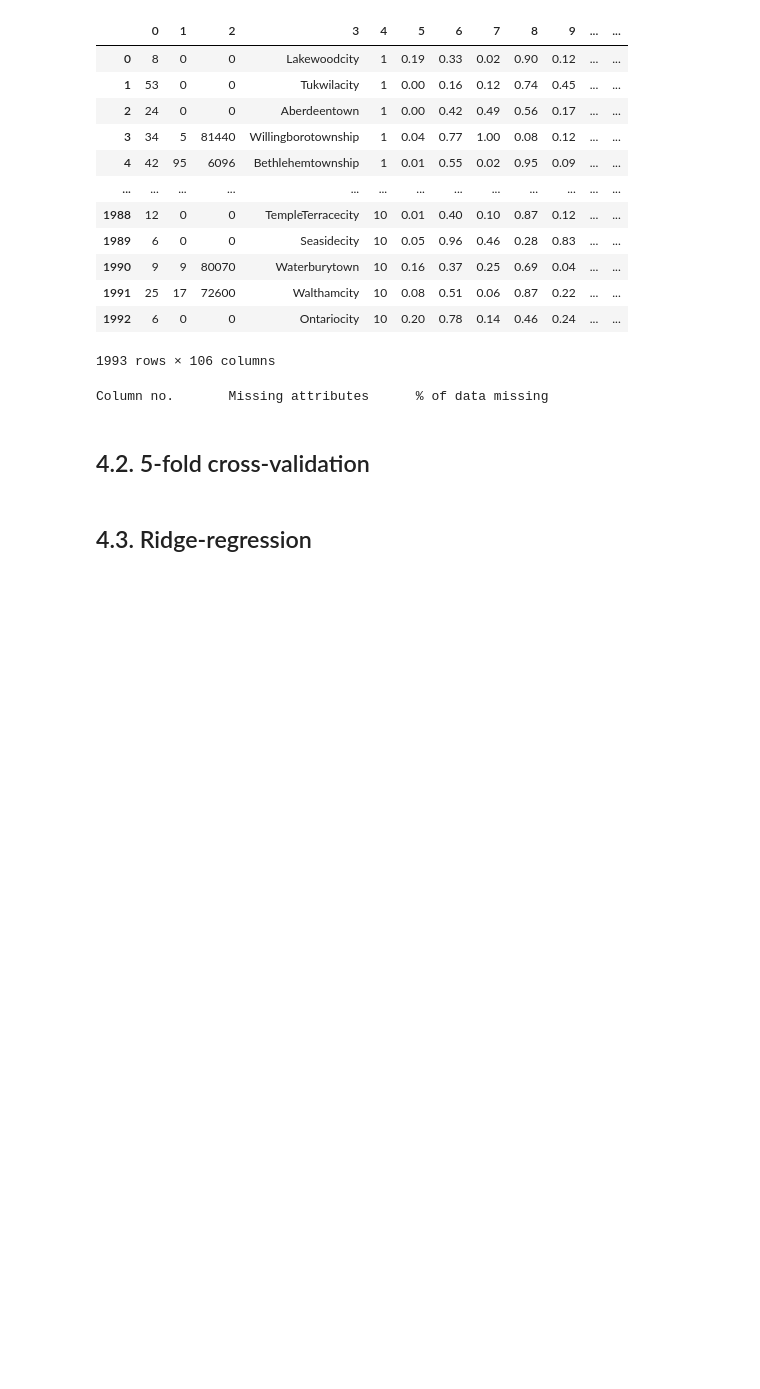
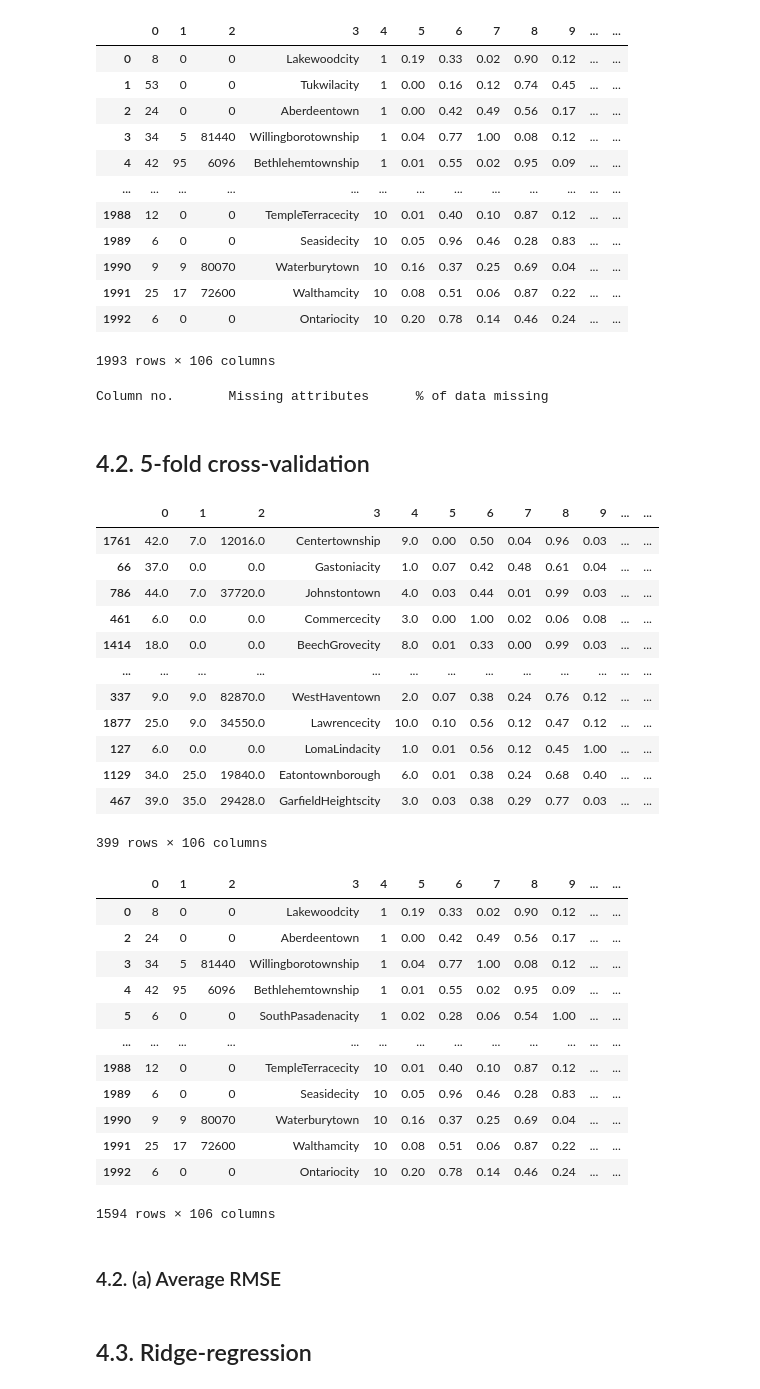
Before and after one commit to louis-ple/ML_Assignments, a Jupyter notebook: Assignment 1/INF8245E_Assignment1_1933334.ipynb, the cells around one changed output. Saved outputs shown, nothing was run; the diff lists cells and outputs as text; code cells hidden in the pictures; blank space fills up the shorter version.

```diff
--- a/INF8245E_A1/INF8245E_Assignment1_1933334.ipynb
+++ b/Assignment 1/INF8245E_Assignment1_1933334.ipynb
@@ -614,3 +620,63 @@ missingData()
 Column no.       Missing attributes      % of data missing
 # %% [markdown]
 ## 4.2. 5-fold cross-validation
+# %%
+#20% testing, 80% training (80/20 split), 5 folds
+
+import random
+
+k = 5
+tests= []
+trains = []
+
+items = list(range(data[0].size))
+random.shuffle(items)
+splits = np.array_split(items, k)
+
+for fold in range(k):
+    test = pd.DataFrame()
+    train = data
+    testSize = int(0.2 * data[0].size)
+    visited = []
+
+    j = 0
+
+    for i in splits[fold]:
+        test = test.append(train.loc[i])
+        train = train.drop(i)
+        visited.append(i)
+
+    tests.append(test)
+    trains.append(train)
+
+display(tests[0])
+display(trains[0])
+# %% [output]
+|  | 0 | 1 | 2 | 3 | 4 | 5 | 6 | 7 | 8 | 9 | ... | ... |
+| 1761 | 42.0 | 7.0 | 12016.0 | Centertownship | 9.0 | 0.00 | 0.50 | 0.04 | 0.96 | 0.03 | ... | ... |
+| 66 | 37.0 | 0.0 | 0.0 | Gastoniacity | 1.0 | 0.07 | 0.42 | 0.48 | 0.61 | 0.04 | ... | ... |
+| 786 | 44.0 | 7.0 | 37720.0 | Johnstontown | 4.0 | 0.03 | 0.44 | 0.01 | 0.99 | 0.03 | ... | ... |
+| 461 | 6.0 | 0.0 | 0.0 | Commercecity | 3.0 | 0.00 | 1.00 | 0.02 | 0.06 | 0.08 | ... | ... |
+| 1414 | 18.0 | 0.0 | 0.0 | BeechGrovecity | 8.0 | 0.01 | 0.33 | 0.00 | 0.99 | 0.03 | ... | ... |
+| ... | ... | ... | ... | ... | ... | ... | ... | ... | ... | ... | ... | ... |
+| 337 | 9.0 | 9.0 | 82870.0 | WestHaventown | 2.0 | 0.07 | 0.38 | 0.24 | 0.76 | 0.12 | ... | ... |
+| 1877 | 25.0 | 9.0 | 34550.0 | Lawrencecity | 10.0 | 0.10 | 0.56 | 0.12 | 0.47 | 0.12 | ... | ... |
+| 127 | 6.0 | 0.0 | 0.0 | LomaLindacity | 1.0 | 0.01 | 0.56 | 0.12 | 0.45 | 1.00 | ... | ... |
+| 1129 | 34.0 | 25.0 | 19840.0 | Eatontownborough | 6.0 | 0.01 | 0.38 | 0.24 | 0.68 | 0.40 | ... | ... |
+| 467 | 39.0 | 35.0 | 29428.0 | GarfieldHeightscity | 3.0 | 0.03 | 0.38 | 0.29 | 0.77 | 0.03 | ... | ... |
+399 rows × 106 columns
+|  | 0 | 1 | 2 | 3 | 4 | 5 | 6 | 7 | 8 | 9 | ... | ... |
+| 0 | 8 | 0 | 0 | Lakewoodcity | 1 | 0.19 | 0.33 | 0.02 | 0.90 | 0.12 | ... | ... |
+| 2 | 24 | 0 | 0 | Aberdeentown | 1 | 0.00 | 0.42 | 0.49 | 0.56 | 0.17 | ... | ... |
+| 3 | 34 | 5 | 81440 | Willingborotownship | 1 | 0.04 | 0.77 | 1.00 | 0.08 | 0.12 | ... | ... |
+| 4 | 42 | 95 | 6096 | Bethlehemtownship | 1 | 0.01 | 0.55 | 0.02 | 0.95 | 0.09 | ... | ... |
+| 5 | 6 | 0 | 0 | SouthPasadenacity | 1 | 0.02 | 0.28 | 0.06 | 0.54 | 1.00 | ... | ... |
+| ... | ... | ... | ... | ... | ... | ... | ... | ... | ... | ... | ... | ... |
+| 1988 | 12 | 0 | 0 | TempleTerracecity | 10 | 0.01 | 0.40 | 0.10 | 0.87 | 0.12 | ... | ... |
+| 1989 | 6 | 0 | 0 | Seasidecity | 10 | 0.05 | 0.96 | 0.46 | 0.28 | 0.83 | ... | ... |
+| 1990 | 9 | 9 | 80070 | Waterburytown | 10 | 0.16 | 0.37 | 0.25 | 0.69 | 0.04 | ... | ... |
+| 1991 | 25 | 17 | 72600 | Walthamcity | 10 | 0.08 | 0.51 | 0.06 | 0.87 | 0.22 | ... | ... |
+| 1992 | 6 | 0 | 0 | Ontariocity | 10 | 0.20 | 0.78 | 0.14 | 0.46 | 0.24 | ... | ... |
+1594 rows × 106 columns
+# %% [markdown]
+### 4.2. (a) Average RMSE
```
Also changed, not shown: parts of 29 cells of this notebook, 28 other files.
